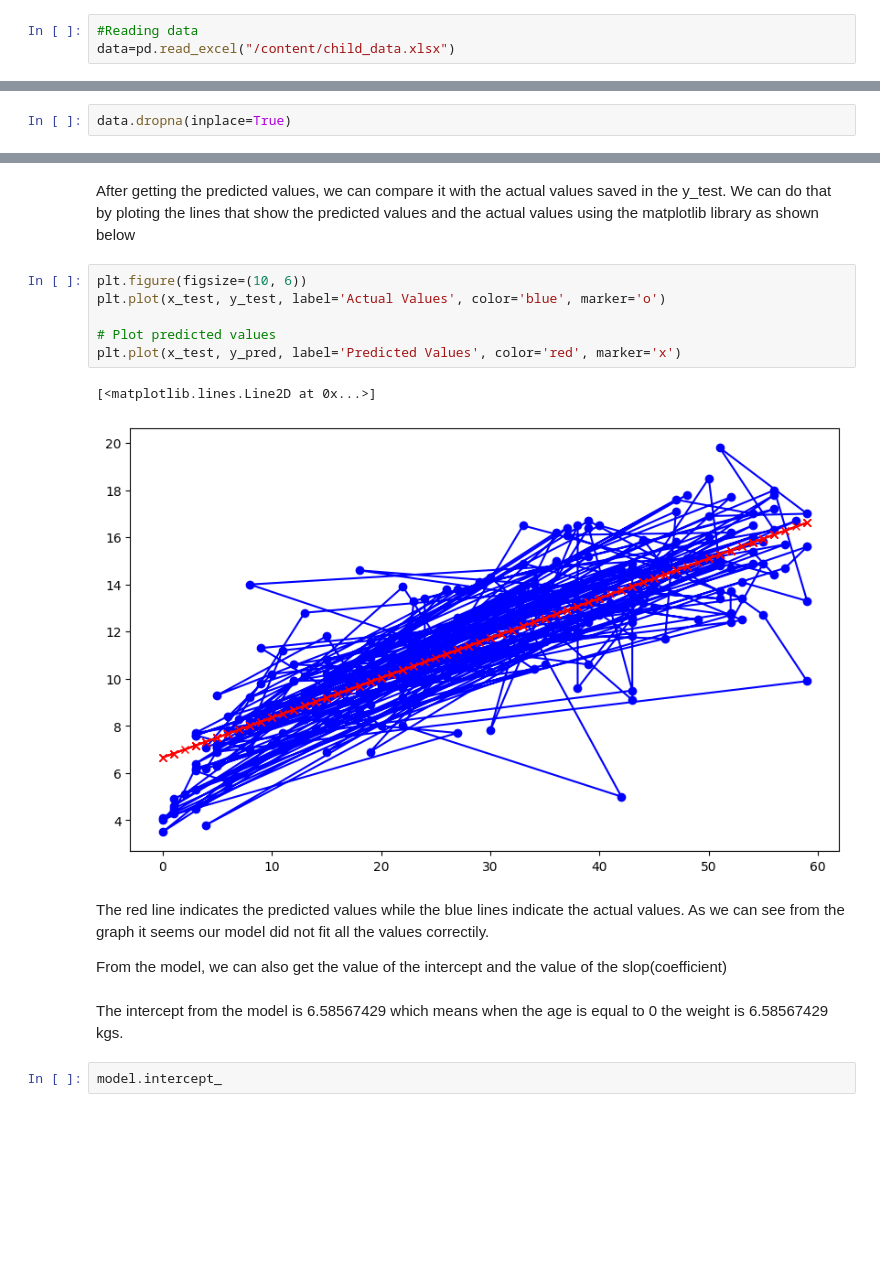
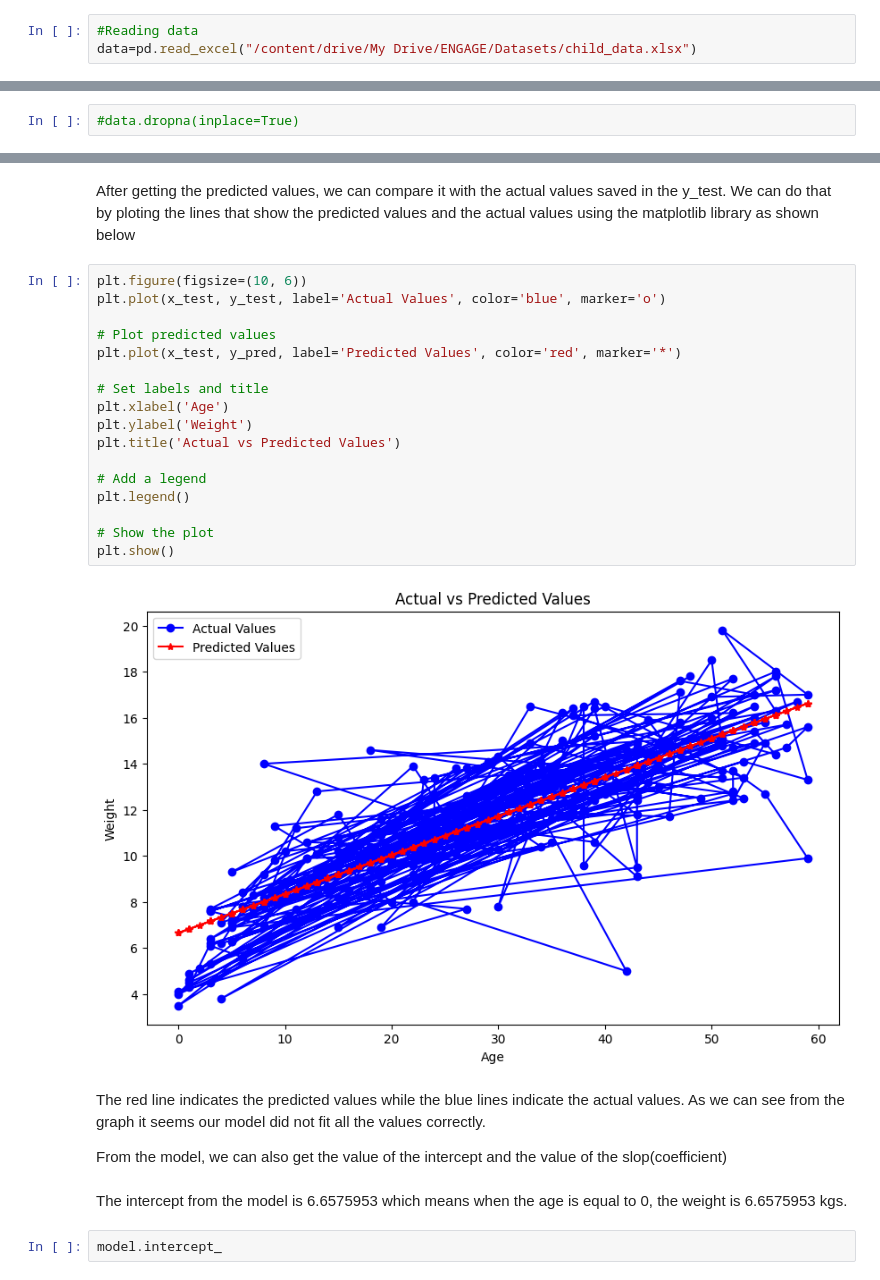
Before and after one commit to kebscharry/DataScience_Training, a Jupyter notebook: Supervised_machine_learning_algorithms_revised.ipynb, the cells around one changed output, grey strips where cells are left out. Cells and saved outputs as stored; diff of their text form; blank space fills up the shorter version.

```diff
--- a/Supervised_machine_learning_algorithms_revised.ipynb
+++ b/Supervised_machine_learning_algorithms_revised.ipynb
@@ -58,6 +68,6 @@ After importing the necessary library, we are going to read our data that contai
 # %%
 #Reading data
-data=pd.read_excel("/content/child_data.xlsx")
+data=pd.read_excel("/content/drive/My Drive/ENGAGE/Datasets/child_data.xlsx")
 # %% [markdown]
 After reading the data, we can view a few rows to just see how the data looks like using the head() function introduced earlier
 # %%
@@ -86,5 +97,5 @@ We can see that our dataset has null values with the weight column having 65 and
 # %%
-data.dropna(inplace=True)
+#data.dropna(inplace=True)
 # %%
 data.shape
 # %% [output]
@@ -180,18 +186,28 @@ After getting the predicted values, we can compare it with the actual values sav
 # %%
 plt.figure(figsize=(10, 6))
 plt.plot(x_test, y_test, label='Actual Values', color='blue', marker='o')
 
 # Plot predicted values
-plt.plot(x_test, y_pred, label='Predicted Values', color='red', marker='x')
+plt.plot(x_test, y_pred, label='Predicted Values', color='red', marker='*')
+
+# Set labels and title
+plt.xlabel('Age')
+plt.ylabel('Weight')
+plt.title('Actual vs Predicted Values')
+
+# Add a legend
+plt.legend()
+
+# Show the plot
+plt.show()
 # %% [output]
-[<matplotlib.lines.Line2D at 0x...>]
-[figure, old version]
+[figure, new version]
 # %% [markdown]
-The red line indicates the predicted values while the blue lines indicate the actual values. As we can see from the graph it seems our model did not fit all the values correctily.
+The red line indicates the predicted values while the blue lines indicate the actual values. As we can see from the graph it seems our model did not fit all the values correctly.
 
 From the model, we can also get the value of the intercept and the value of the slop(coefficient)
 # %% [markdown]
-The intercept from the model is 6.58567429 which means when the age is equal to 0 the weight is 6.58567429 kgs.
+The intercept from the model is 6.6575953 which means when the age is equal to 0, the weight is 6.6575953 kgs.
 # %%
 model.intercept_
 # %% [output]
```
Also changed, not shown: parts of 46 cells of this notebook.
